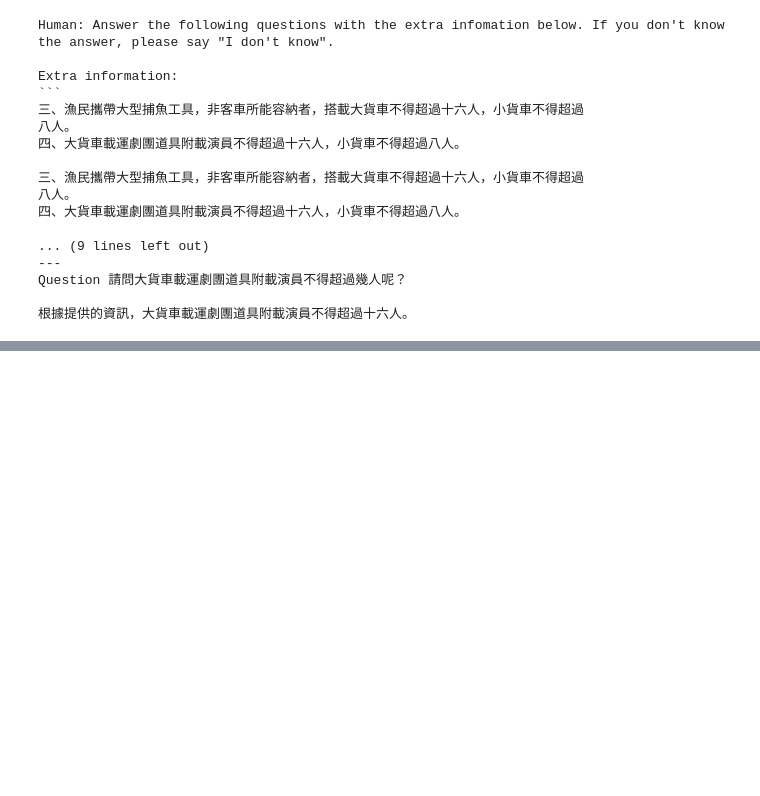
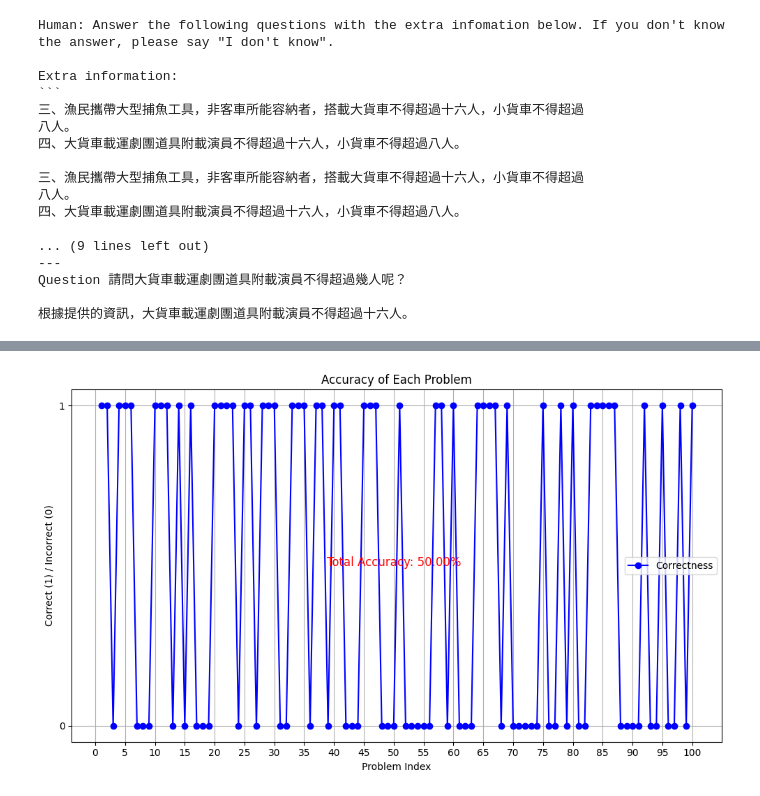
Before and after one commit to torrid-fish/RAG-vs-Finetune, a Jupyter notebook: main.ipynb, the cells around one changed output, grey strips where cells are left out. Cells and saved outputs as stored; diff of their text form; code cells hidden in the pictures; blank space fills up the shorter version.

```diff
--- a/main.ipynb
+++ b/main.ipynb
@@ -22,14 +22,14 @@ There are many embedding models, I choose two embedding models to conduct the ex
 - `text-embedding-3-small`: Charged
 - `all-MiniLM-L6-v2`: Free
 # %%
-embedding_name = "text-embedding-3-small"
+embedding_name = "all-MiniLM-L6-v2"
 
 if embedding_name == "text-embedding-3-small":
     from key import API_KEY
     from langchain.embeddings import OpenAIEmbeddings
     import os
     os.environ["OPENAI_API_KEY"] = API_KEY
-    embedding_openai = OpenAIEmbeddings(model="text-embedding-3-small")
+    embedding = OpenAIEmbeddings(model="text-embedding-3-small")
 elif embedding_name == "all-MiniLM-L6-v2":
     from langchain.embeddings import HuggingFaceEmbeddings
     model_name = "sentence-transformers/all-MiniLM-L6-v2"
@@ -204,0 +207,5 @@ Question 請問大貨車載運劇團道具附載演員不得超過幾人呢？
+# %%
+import json
+from tqdm import tqdm
+with open("data/test.jsonl", "r") as f:
+    data = [json.loads(line) for line in f]
@@ -204,0 +244,4 @@ Question 請問大貨車載運劇團道具附載演員不得超過幾人呢？
+# %%
+with open("output/finetuned_chain_ckpt_400_results.jsonl", "w") as f:
+    for result, data in zip(finetuned_chain_results, data):
+        f.write(json.dumps({"question": data["question"], "output": result}, ensure_ascii=False) + "\n")
@@ -204,0 +289,70 @@ Question 請問大貨車載運劇團道具附載演員不得超過幾人呢？
+# %%
+with open("output/rag_chain_embedding_huggingface_results.jsonl", "w") as f:
+    for result, data in zip(rag_chain_embedding_huggingface_results, data):
+        f.write(json.dumps({"question": data["question"], "output": result}, ensure_ascii=False) + "\n")
+# %%
+import pandas as pd
+import matplotlib.pyplot as plt
+
+# Load the jsonl data into a pandas DataFrame
+data = [
+    {"idx": 1, "correct": 1}, {"idx": 2, "correct": 1}, {"idx": 3, "correct": 0},
+    {"idx": 4, "correct": 1}, {"idx": 5, "correct": 1}, {"idx": 6, "correct": 1},
+    {"idx": 7, "correct": 0}, {"idx": 8, "correct": 0}, {"idx": 9, "correct": 0},
+    {"idx": 10, "correct": 1}, {"idx": 11, "correct": 1}, {"idx": 12, "correct": 1},
+    {"idx": 13, "correct": 0}, {"idx": 14, "correct": 1}, {"idx": 15, "correct": 0},
+    {"idx": 16, "correct": 1}, {"idx": 17, "correct": 0}, {"idx": 18, "correct": 0},
+    {"idx": 19, "correct": 0}, {"idx": 20, "correct": 1}, {"idx": 21, "correct": 1},
+    {"idx": 22, "correct": 1}, {"idx": 23, "correct": 1}, {"idx": 24, "correct": 0},
+    {"idx": 25, "correct": 1}, {"idx": 26, "correct": 1}, {"idx": 27, "correct": 0},
+    {"idx": 28, "correct": 1}, {"idx": 29, "correct": 1}, {"idx": 30, "correct": 1},
+    {"idx": 31, "correct": 0}, {"idx": 32, "correct": 0}, {"idx": 33, "correct": 1},
+    {"idx": 34, "correct": 1}, {"idx": 35, "correct": 1}, {"idx": 36, "correct": 0},
+    {"idx": 37, "correct": 1}, {"idx": 38, "correct": 1}, {"idx": 39, "correct": 0},
+    {"idx": 40, "correct": 1}, {"idx": 41, "correct": 1}, {"idx": 42, "correct": 0},
+    {"idx": 43, "correct": 0}, {"idx": 44, "correct": 0}, {"idx": 45, "correct": 1},
+    {"idx": 46, "correct": 1}, {"idx": 47, "correct": 1}, {"idx": 48, "correct": 0},
+    {"idx": 49, "correct": 0}, {"idx": 50, "correct": 0}, {"idx": 51, "correct": 1},
+    {"idx": 52, "correct": 0}, {"idx": 53, "correct": 0}, {"idx": 54, "correct": 0},
+    {"idx": 55, "correct": 0}, {"idx": 56, "correct": 0}, {"idx": 57, "correct": 1},
+    {"idx": 58, "correct": 1}, {"idx": 59, "correct": 0}, {"idx": 60, "correct": 1},
+    {"idx": 61, "correct": 0}, {"idx": 62, "correct": 0}, {"idx": 63, "correct": 0},
+    {"idx": 64, "correct": 1}, {"idx": 65, "correct": 1}, {"idx": 66, "correct": 1},
+    {"idx": 67, "correct": 1}, {"idx": 68, "correct": 0}, {"idx": 69, "correct": 1},
+    {"idx": 70, "correct": 0}, {"idx": 71, "correct": 0}, {"idx": 72, "correct": 0},
+    {"idx": 73, "correct": 0}, {"idx": 74, "correct": 0}, {"idx": 75, "correct": 1},
+    {"idx": 76, "correct": 0}, {"idx": 77, "correct": 0}, {"idx": 78, "correct": 1},
+    {"idx": 79, "correct": 0}, {"idx": 80, "correct": 1}, {"idx": 81, "correct": 0},
+    {"idx": 82, "correct": 0}, {"idx": 83, "correct": 1}, {"idx": 84, "correct": 1},
+    {"idx": 85, "correct": 1}, {"idx": 86, "correct": 1}, {"idx": 87, "correct": 1},
+    {"idx": 88, "correct": 0}, {"idx": 89, "correct": 0}, {"idx": 90, "correct": 0},
+    {"idx": 91, "correct": 0}, {"idx": 92, "correct": 1}, {"idx": 93, "correct": 0},
+    {"idx": 94, "correct": 0}, {"idx": 95, "correct": 1}, {"idx": 96, "correct": 0},
+    {"idx": 97, "correct": 0}, {"idx": 98, "correct": 1}, {"idx": 99, "correct": 0},
+    {"idx": 100, "correct": 1}
+]
+
+df = pd.DataFrame(data)
+
+# Calculate the total accuracy
+total_accuracy = df['correct'].mean() * 100
+print(f"Total Accuracy: {total_accuracy:.2f}%")
+
+# Plot the accuracy of each problem
+plt.figure(figsize=(10, 6))
+plt.plot(df['idx'], df['correct'], marker='o', linestyle='-', color='b', label='Correctness')
+plt.xlabel('Problem Index')
+plt.ylabel('Correct (1) / Incorrect (0)')
+plt.title('Accuracy of Each Problem')
+plt.xticks(range(0, 101, 5))
+plt.yticks([0, 1])
+plt.grid(True)
+
+# Display total accuracy in the plot
+plt.text(50, 0.5, f'Total Accuracy: {total_accuracy:.2f}%', fontsize=12, color='red', ha='center')
+plt.legend()
+
+# Show the plot
+plt.tight_layout()
+plt.show()
+# %% [output]
@@ -204,0 +360 @@ Question 請問大貨車載運劇團道具附載演員不得超過幾人呢？
+[figure, added]
```
Also changed, not shown: parts of 6 cells of this notebook, 21 other files.
